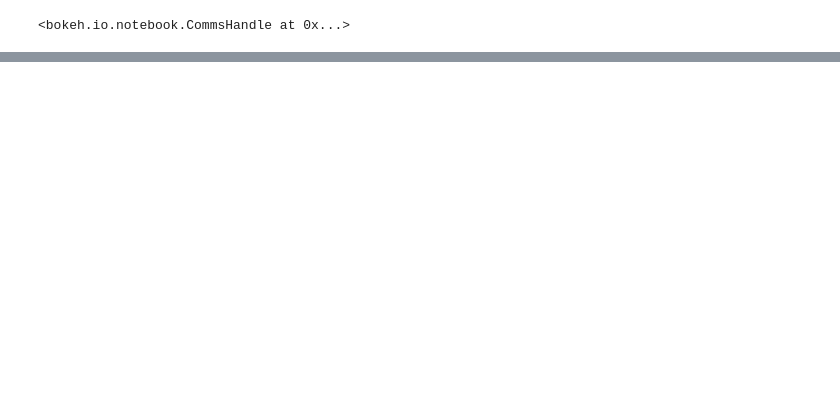
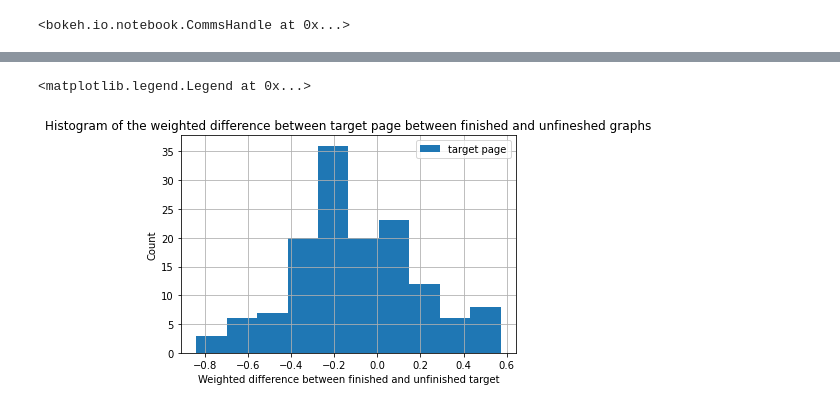
Before and after one commit to epfl-ada/ada-2022-project-7yobananaboy7, a Jupyter notebook: Cluster pages .ipynb, the cells around one changed output, grey strips where cells are left out. Cells and saved outputs as stored; diff of their text form; code cells hidden in the pictures; blank space fills up the shorter version.

```diff
--- a/Cluster pages .ipynb
+++ b/Cluster pages .ipynb
@@ -247,0 +335,9 @@ show(p, notebook_handle=True)
+# %%
+# Look at the target page now
+start_target_cats['weighted_diff_target'].hist(label = 'target page').set_title('Histogram of the weighted difference between target page between finished and unfineshed graphs')
+plt.xlabel('Weighted difference between finished and unfinished target')
+plt.ylabel('Count')
+plt.legend()
+# %% [output]
+<matplotlib.legend.Legend at 0x...>
+[figure, added]
```
Also changed, not shown: parts of 20 cells of this notebook.
